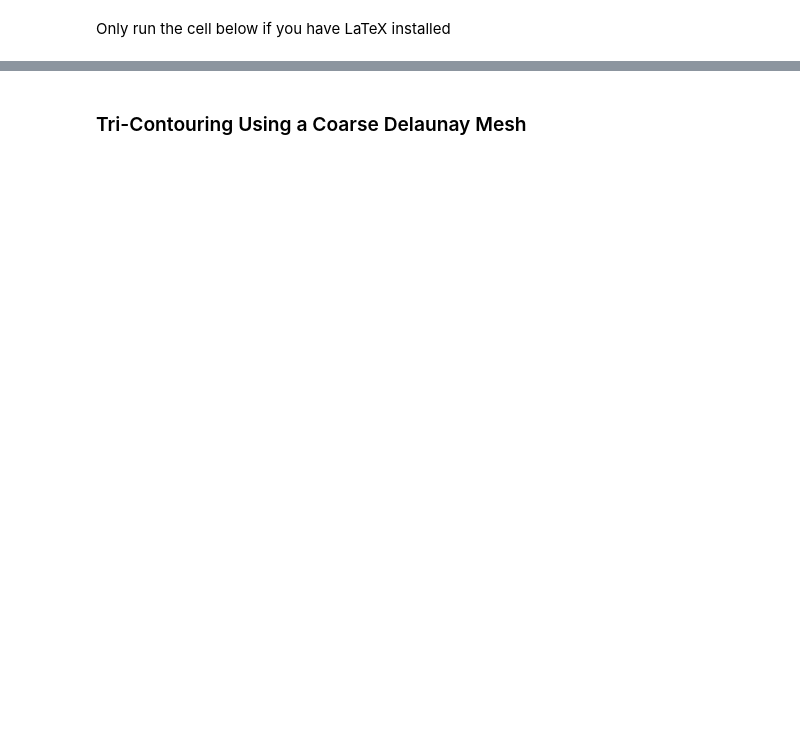
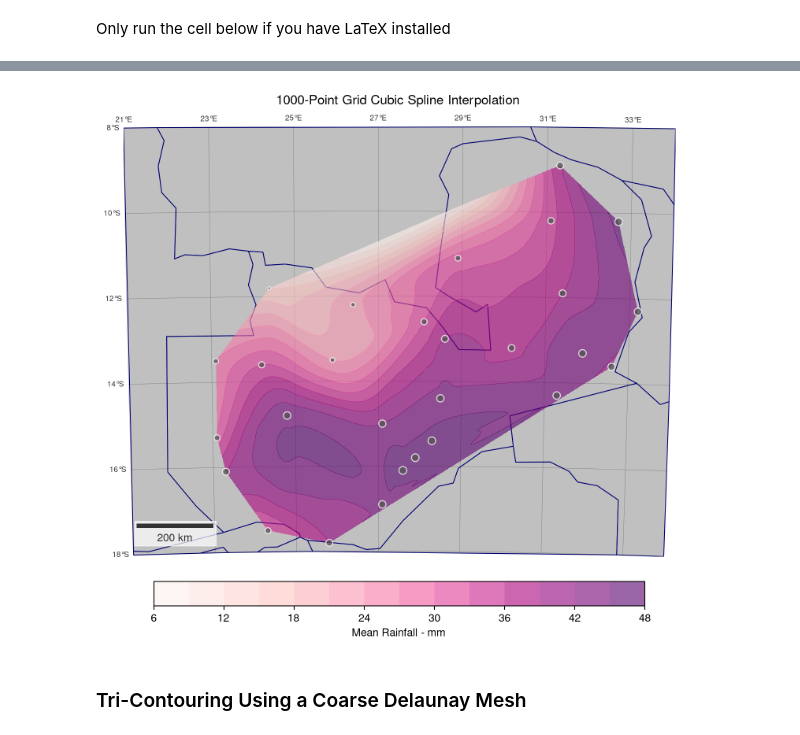
Before and after one commit to urschrei/Geopython, a Jupyter notebook: contour.ipynb, the cells around one changed output, grey strips where cells are left out. Drawn from its saved outputs; the diff is of its cells as text; code cells hidden in the pictures; blank space fills up the shorter version.

```diff
--- a/contour.ipynb
+++ b/contour.ipynb
@@ -308,4 +119,0 @@ Specify `Z` value as either the first or second set of measurements (`m1` or `m2
-# %%
-data['Z'] = data.m1
-# data['Z'] = data.m2
-data.head()
@@ -396,2 +244,33 @@ plt.show()
+# %%
+numcols, numrows = 1000, 1000
+xi = np.linspace(data['projected_lon'].min(), data['projected_lon'].max(), numcols)
+yi = np.linspace(data['projected_lat'].min(), data['projected_lat'].max(), numrows)
+xi, yi = np.meshgrid(xi, yi)
+
+zi = griddata(
+    data[['projected_lon', 'projected_lat']].values,
+    data['Z'].values,
+    (xi, yi),
+    method='cubic',
+)
+
+fig, ax = plt.subplots(figsize=(10, 7), layout='constrained')
+draw_basemap(ax)
+
+conf = ax.contourf(xi, yi, zi, 15, zorder=4, alpha=0.6, cmap='RdPu')
+ax.scatter(
+    data['projected_lon'], data['projected_lat'],
+    color='#545454', edgecolor='#ffffff',
+    alpha=0.75, s=50 * norm(data['Z']), zorder=5,
+)
+
+cbar = fig.colorbar(conf, orientation='horizontal', fraction=0.057, pad=0.05)
+cbar.set_label('Mean Rainfall - mm')
+
+ax.set_title(f'{numcols}-Point Grid Cubic Spline Interpolation', fontsize=12)
+plt.savefig('rainfall_griddata.png', bbox_inches='tight', transparent=True, dpi=300)
+plt.show()
+# %% [output]
+[figure, added]
 # %% [markdown]
 ### Tri-Contouring Using a Coarse Delaunay Mesh
```
Also changed, not shown: parts of 37 cells of this notebook, 11 other files.
